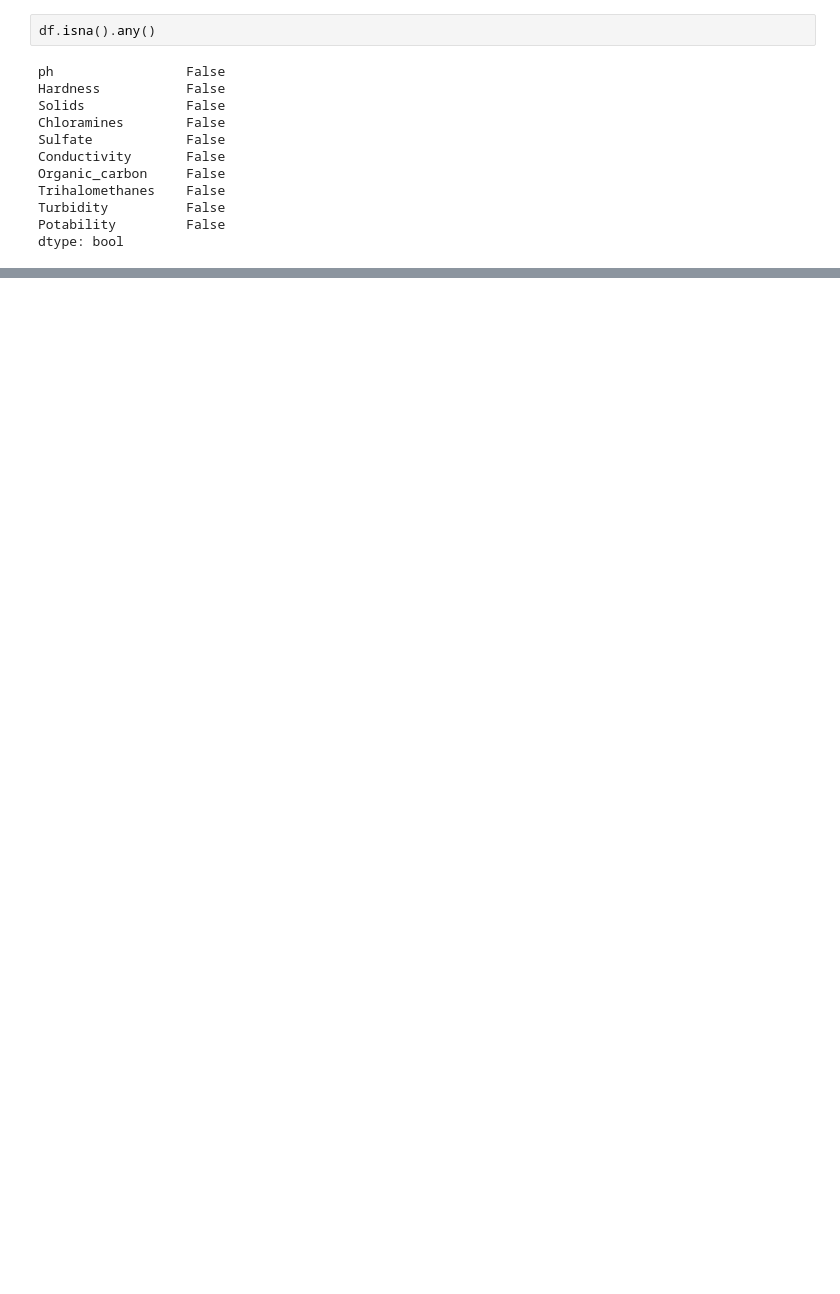
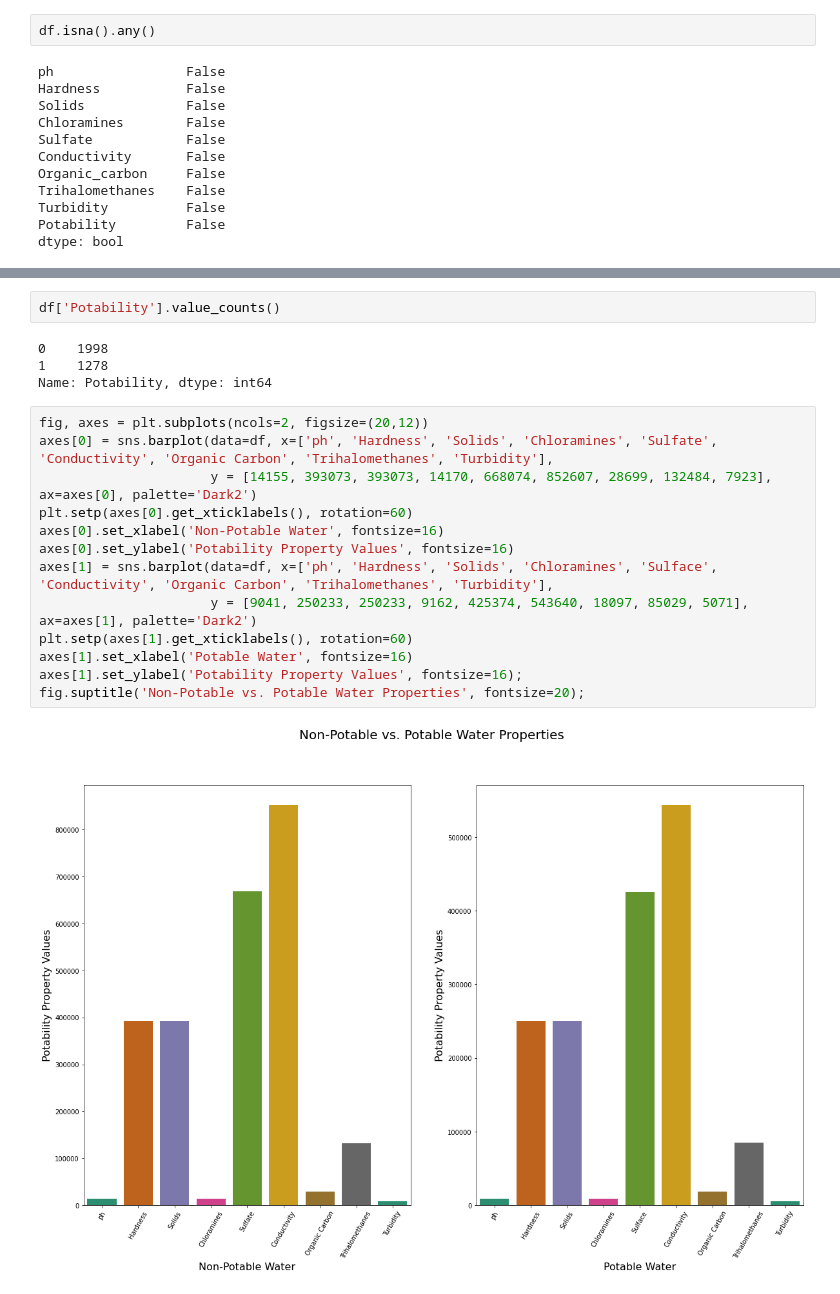
Before and after one commit to jvaug30/Water-Potability, a Jupyter notebook: Water_Potability.ipynb, the cells around one changed output, grey strips where cells are left out. Cells and saved outputs as stored; diff of their text form; blank space fills up the shorter version.

```diff
--- a/Water_Potability.ipynb
+++ b/Water_Potability.ipynb
@@ -132,0 +244,21 @@ hardness
+# %%
+df['Potability'].value_counts()
+# %% [output]
+0    1998
+1    1278
+Name: Potability, dtype: int64
+# %%
+fig, axes = plt.subplots(ncols=2, figsize=(20,12))
+axes[0] = sns.barplot(data=df, x=['ph', 'Hardness', 'Solids', 'Chloramines', 'Sulfate', 'Conductivity', 'Organic Carbon', 'Trihalomethanes', 'Turbidity'],
+                      y = [14155, 393073, 393073, 14170, 668074, 852607, 28699, 132484, 7923], ax=axes[0], palette='Dark2')
+plt.setp(axes[0].get_xticklabels(), rotation=60)
+axes[0].set_xlabel('Non-Potable Water', fontsize=16)
+axes[0].set_ylabel('Potability Property Values', fontsize=16)
+axes[1] = sns.barplot(data=df, x=['ph', 'Hardness', 'Solids', 'Chloramines', 'Sulface', 'Conductivity', 'Organic Carbon', 'Trihalomethanes', 'Turbidity'],
+                      y = [9041, 250233, 250233, 9162, 425374, 543640, 18097, 85029, 5071], ax=axes[1], palette='Dark2')
+plt.setp(axes[1].get_xticklabels(), rotation=60)
+axes[1].set_xlabel('Potable Water', fontsize=16)
+axes[1].set_ylabel('Potability Property Values', fontsize=16);
+fig.suptitle('Non-Potable vs. Potable Water Properties', fontsize=20);
+# %% [output]
+[figure, added]
```
Also changed, not shown: parts of 8 cells of this notebook.
